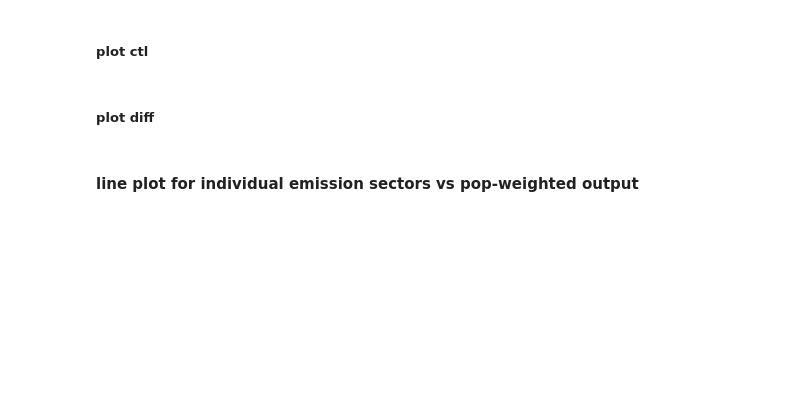
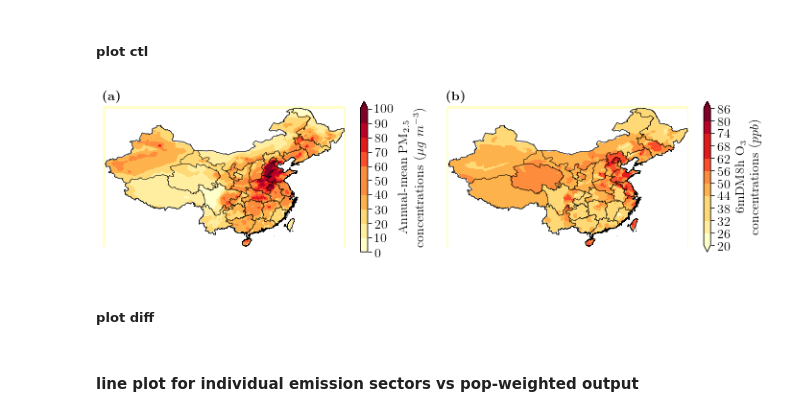
Before and after one commit to lukeconibear/emulator_annual, a Jupyter notebook: emulator_plots.ipynb, the cells around one changed output. Saved outputs shown, nothing was run; the diff lists cells and outputs as text; code cells hidden in the pictures; blank space fills up the shorter version.

```diff
--- a/emulator_plots.ipynb
+++ b/emulator_plots.ipynb
@@ -798,13 +807,13 @@ gs = gridspec.GridSpec(1, 2)
 
 # a
 output = 'PM2_5_DRY'
-ds_ctl_output = xr.open_dataset(f'/nfs/b0122/Users/earlacoa/paper_aia_china/emulator_annual/predictions/{output}/ds_RES1.0_IND1.0_TRA1.0_AGR1.0_ENE1.0_{output}_popgrid_0.25deg.nc')[output]
+ds_ctl_output = xr.open_dataset(f'/nfs/b0122/Users/earlacoa/paper_aia_china/emulator_annual/predictions/{output}_scaled/ds_RES1.0_IND1.0_TRA1.0_AGR1.0_ENE1.0_{output}_popgrid_0.25deg_scaled.nc')[output]
 lat = ds_ctl_output.lat.values
 lon = ds_ctl_output.lon.values
 xx, yy = np.meshgrid(lon, lat)
 
 ax = fig.add_subplot(gs[0], projection=ccrs.PlateCarree())
-levels = [0.1, 15, 30, 45, 60, 75, 90, 105, 120, 135, 100000]
+levels = np.linspace(0, 100, 11)
 cmap = matplotlib.colors.ListedColormap(
     ['#ffffcc', '#ffeda0', '#fed976', '#feb24c', '#fd8d3c', '#fc4e2a', '#e31a1c', '#bd0026', '#800026']
 )
@@ -826,7 +835,7 @@ ax.add_feature(shape_feature, edgecolor='black', linewidth=0.5)
 ax.add_feature(shape2_feature, edgecolor='black', linewidth=0.3)
 norm = matplotlib.colors.Normalize(
     vmin=levels[0],
-    vmax=levels[-2]
+    vmax=levels[-1]
 )
 cmap = matplotlib.colors.ListedColormap(
     ['#ffffcc', '#ffeda0', '#fed976', '#feb24c', '#fd8d3c', '#fc4e2a', '#e31a1c', '#bd0026', '#800026']
@@ -838,18 +847,18 @@ im = ax.contourf(
     levels,
     cmap=cmap,
     norm=norm,
-    transform=ccrs.PlateCarree()
+    transform=ccrs.PlateCarree(), extend='max'
 )
-cb = plt.colorbar(im, norm=norm, cmap=cmap, ticks=[int(level) for level in levels[:-1]], shrink=0.47)
+cb = plt.colorbar(im, norm=norm, cmap=cmap, ticks=levels, shrink=0.47)
 cb.set_label('Annual-mean PM$_{2.5}$\nconcentrations (${\mu}g$ $m^{-3}$)', size=14)
 cb.ax.tick_params(labelsize=14)
 
 # b
 output = 'o3_6mDM8h'
-ds_ctl_output = xr.open_dataset(f'/nfs/b0122/Users/earlacoa/paper_aia_china/emulator_annual/predictions/{output}/ds_RES1.0_IND1.0_TRA1.0_AGR1.0_ENE1.0_{output}_popgrid_0.25deg.nc')[output]
+ds_ctl_output = xr.open_dataset(f'/nfs/b0122/Users/earlacoa/paper_aia_china/emulator_annual/predictions/{output}_scaled/ds_RES1.0_IND1.0_TRA1.0_AGR1.0_ENE1.0_{output}_popgrid_0.25deg_scaled.nc')[output]
 
 ax = fig.add_subplot(gs[1], projection=ccrs.PlateCarree())
-levels = list(np.linspace(46, 82, 10)) + [100000]
+levels = np.linspace(20, 86, 12)
 cmap = matplotlib.colors.ListedColormap(
     ['#ffffcc', '#ffeda0', '#fed976', '#feb24c', '#fd8d3c', '#fc4e2a', '#e31a1c', '#bd0026', '#800026']
 )
@@ -862,38 +871,40 @@ shape_feature = ShapelyFeature(
 )
 shape2_feature = ShapelyFeature(
     Reader('/nfs/a68/earlacoa/shapefiles/china/gadm36_CHN_1.shp').geometries(),
     ccrs.PlateCarree(),
     facecolor='none'
 )
 ax.patch.set_visible(False)
 ax.spines['geo'].set_visible(False)
 ax.add_feature(shape_feature, edgecolor='black', linewidth=0.5)
 ax.add_feature(shape2_feature, edgecolor='black', linewidth=0.3)
 norm = matplotlib.colors.Normalize(
     vmin=levels[0],
-    vmax=levels[-2]
+    vmax=levels[-1]
 )
 cmap = matplotlib.colors.ListedColormap(
     ['#ffffcc', '#ffeda0', '#fed976', '#feb24c', '#fd8d3c', '#fc4e2a', '#e31a1c', '#bd0026', '#800026']
 )
 im = ax.contourf(
     xx,
     yy,
     ds_ctl_output,
     levels,
     cmap=cmap,
     norm=norm,
-    transform=ccrs.PlateCarree()
+    transform=ccrs.PlateCarree(), extend='both'
 )
-cb = plt.colorbar(im, norm=norm, cmap=cmap, ticks=[int(level) for level in levels[:-1]], shrink=0.47)
+cb = plt.colorbar(im, norm=norm, cmap=cmap, ticks=levels, shrink=0.47)
 cb.set_label('6mDM8h O$_{3}$\nconcentrations ($ppb$)', size=14)
 cb.ax.tick_params(labelsize=14)
 
 gs.tight_layout(fig) # rect=[0, 0, 0.95, 0.95]
 
-plt.savefig('/nfs/b0122/Users/earlacoa/png/paper_aia_emulator_annual/ctl_pm25_o3_china-only_provinces.png', dpi=700, alpha=True, bbox_inches='tight')
-plt.savefig('/nfs/b0122/Users/earlacoa/png/paper_aia_emulator_annual/ctl_pm25_o3_china-only_provinces.eps', format='eps', dpi=700, alpha=True, bbox_inches='tight')
+plt.savefig('/nfs/b0122/Users/earlacoa/png/paper_aia_emulator_annual/ctl_pm25_o3_china-only_provinces_scaled.png', dpi=700, alpha=True, bbox_inches='tight')
+plt.savefig('/nfs/b0122/Users/earlacoa/png/paper_aia_emulator_annual/ctl_pm25_o3_china-only_provinces_scaled.eps', format='eps', dpi=700, alpha=True, bbox_inches='tight')
 plt.show()
+# %% [output]
+[figure, added]
 # %% [markdown]
 ##### plot diff
 # %%
```
Also changed, not shown: parts of 60 cells of this notebook, 5 other files.
